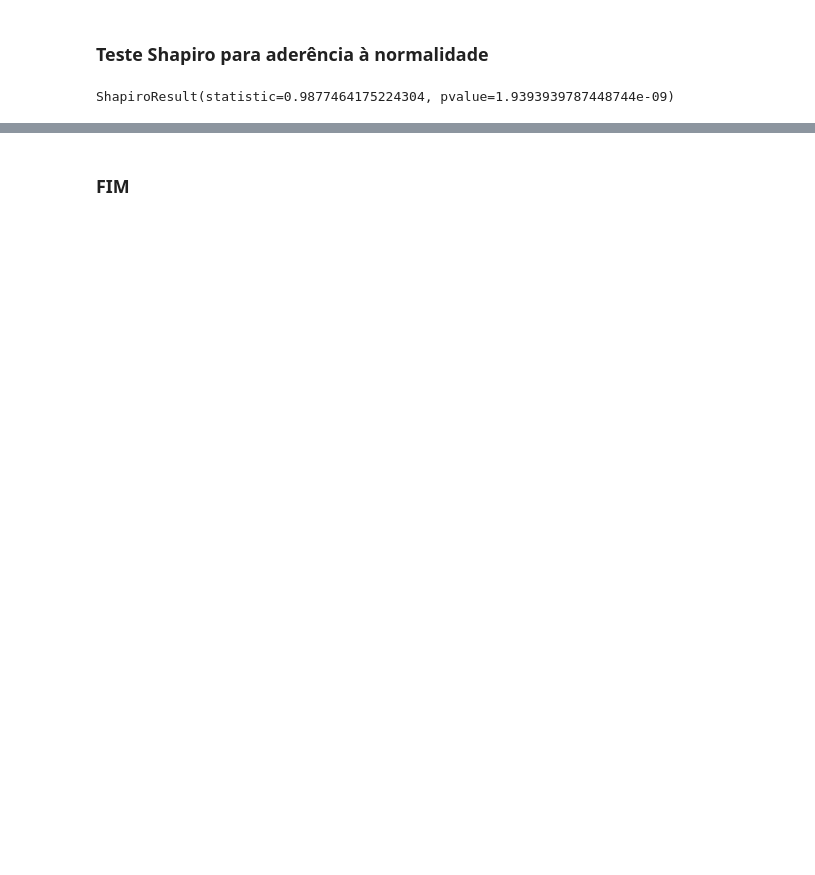
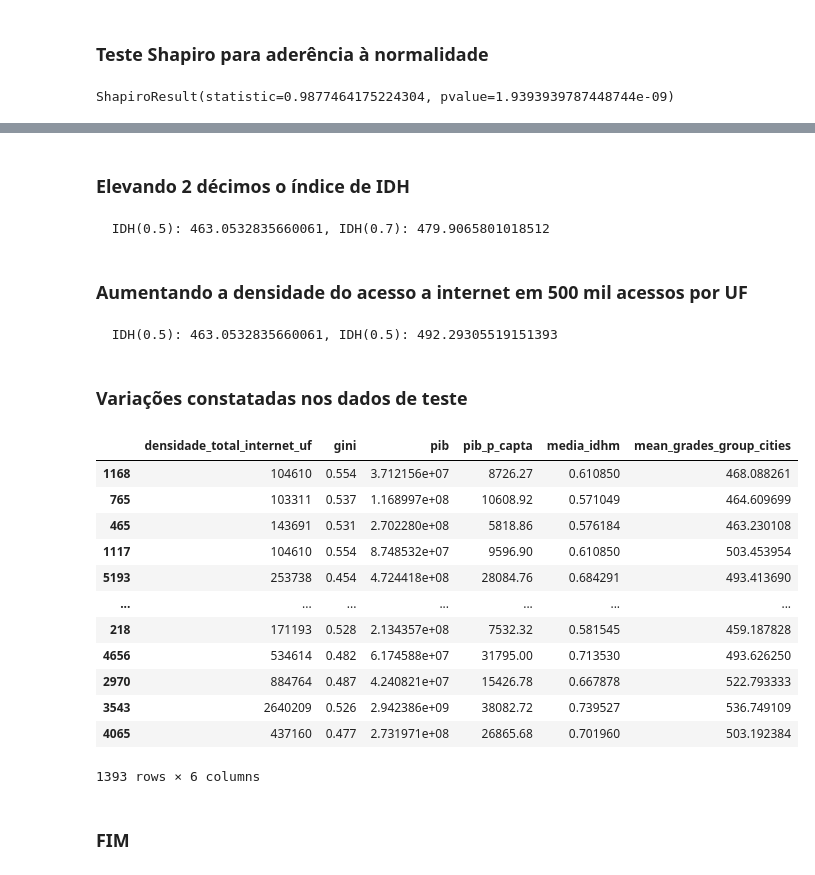
Before and after one commit to mcolazin/tcc_jupyter_new, a Jupyter notebook: part_6_regressao_with_tree_models.ipynb, the cells around one changed output, grey strips where cells are left out. Cells and saved outputs as stored; diff of their text form; code cells hidden in the pictures; blank space fills up the shorter version.

Commit message:
Add files via upload
include prediction simulations on RF note ;
include last table for some insigths.

```diff
--- a/part_6_regressao_with_tree_models.ipynb
+++ b/part_6_regressao_with_tree_models.ipynb
@@ -214,2 +222,32 @@ ShapiroResult(statistic=0.9877464175224304, pvalue=1.9393939787448744e-09)
+# %% [markdown]
+### Elevando 2 décimos o índice de IDH
+# %%
+print(f"  IDH(0.5): {model_rf.predict([[100000, 0.5, 10000000, 10000, 0.5]])[0]}, IDH(0.7): {model_rf.predict([[100000, 0.5, 10000000, 10000, 0.7]])[0]}")
+# %% [output]
+  IDH(0.5): 463.0532835660061, IDH(0.7): 479.9065801018512
+# %% [markdown]
+### Aumentando a densidade do acesso a internet em 500 mil acessos por UF
+# %%
+print(f"  IDH(0.5): {model_rf.predict([[100000, 0.5, 10000000, 10000, 0.5]])[0]}, IDH(0.5): {model_rf.predict([[500000, 0.5, 10000000, 10000, 0.5]])[0]}")
+# %% [output]
+  IDH(0.5): 463.0532835660061, IDH(0.5): 492.29305519151393
+# %% [markdown]
+### Variações constatadas nos dados de teste
+# %%
+pd.merge(x_test, y_test, left_index=True, right_index=True)
+# %% [output]
+|  | densidade_total_internet_uf | gini | pib | pib_p_capta | media_idhm | mean_grades_group_cities |
+| 1168 | 104610 | 0.554 | 3.712156e+07 | 8726.27 | 0.610850 | 468.088261 |
+| 765 | 103311 | 0.537 | 1.168997e+08 | 10608.92 | 0.571049 | 464.609699 |
+| 465 | 143691 | 0.531 | 2.702280e+08 | 5818.86 | 0.576184 | 463.230108 |
+| 1117 | 104610 | 0.554 | 8.748532e+07 | 9596.90 | 0.610850 | 503.453954 |
+| 5193 | 253738 | 0.454 | 4.724418e+08 | 28084.76 | 0.684291 | 493.413690 |
+| ... | ... | ... | ... | ... | ... | ... |
+| 218 | 171193 | 0.528 | 2.134357e+08 | 7532.32 | 0.581545 | 459.187828 |
+| 4656 | 534614 | 0.482 | 6.174588e+07 | 31795.00 | 0.713530 | 493.626250 |
+| 2970 | 884764 | 0.487 | 4.240821e+07 | 15426.78 | 0.667878 | 522.793333 |
+| 3543 | 2640209 | 0.526 | 2.942386e+09 | 38082.72 | 0.739527 | 536.749109 |
+| 4065 | 437160 | 0.477 | 2.731971e+08 | 26865.68 | 0.701960 | 503.192384 |
+1393 rows × 6 columns
 # %% [markdown]
 ### FIM
```
Also changed, not shown: parts of 9 cells of this notebook.
